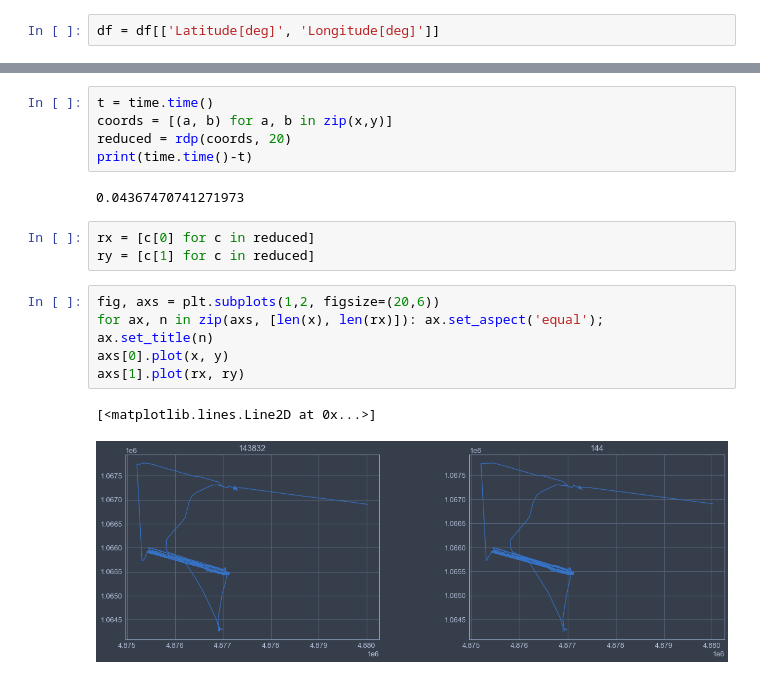
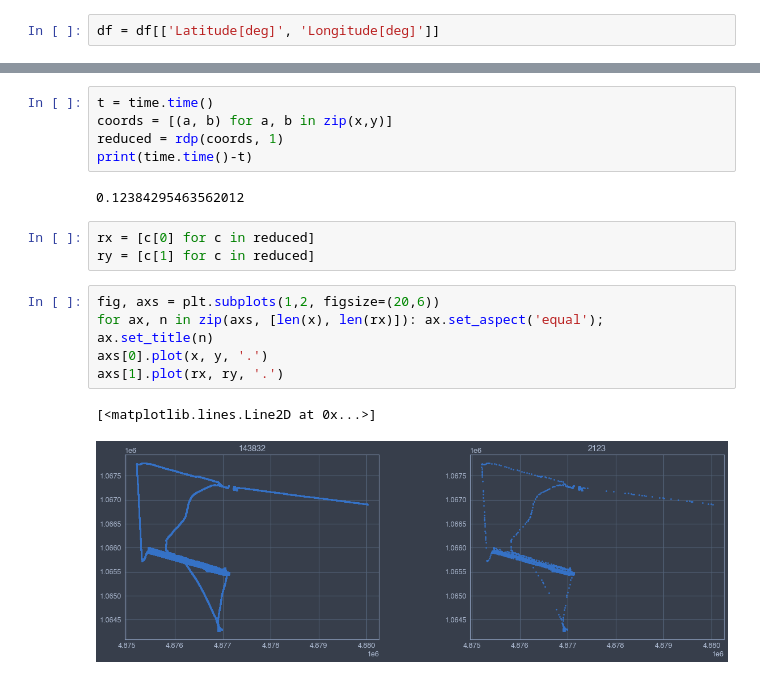
Before and after one commit to adkillick/path-reduce, a Jupyter notebook: path-reduce-example.ipynb, the cells around one changed output, grey strips where cells are left out. Drawn from its saved outputs; the diff is of its cells as text.

Commit message:
add requirements, slight plot change

```diff
--- a/path-reduce-example.ipynb
+++ b/path-reduce-example.ipynb
@@ -26,18 +26,18 @@ print(time.time() - t)
 # %%
 t = time.time()
 coords = [(a, b) for a, b in zip(x,y)]
-reduced = rdp(coords, 20)
+reduced = rdp(coords, 1)
 print(time.time()-t)
 # %% [output]
-0.04367470741271973
+0.12384295463562012
 # %%
 rx = [c[0] for c in reduced]
 ry = [c[1] for c in reduced]
 # %%
 fig, axs = plt.subplots(1,2, figsize=(20,6))
 for ax, n in zip(axs, [len(x), len(rx)]): ax.set_aspect('equal'); ax.set_title(n)
-axs[0].plot(x, y)
-axs[1].plot(rx, ry)
+axs[0].plot(x, y, '.')
+axs[1].plot(rx, ry, '.')
 # %% [output]
 [<matplotlib.lines.Line2D at 0x...>]
-[figure, old version]
+[figure, new version]
```
Also changed, not shown: parts of 1 cell of this notebook, 1 other file.
